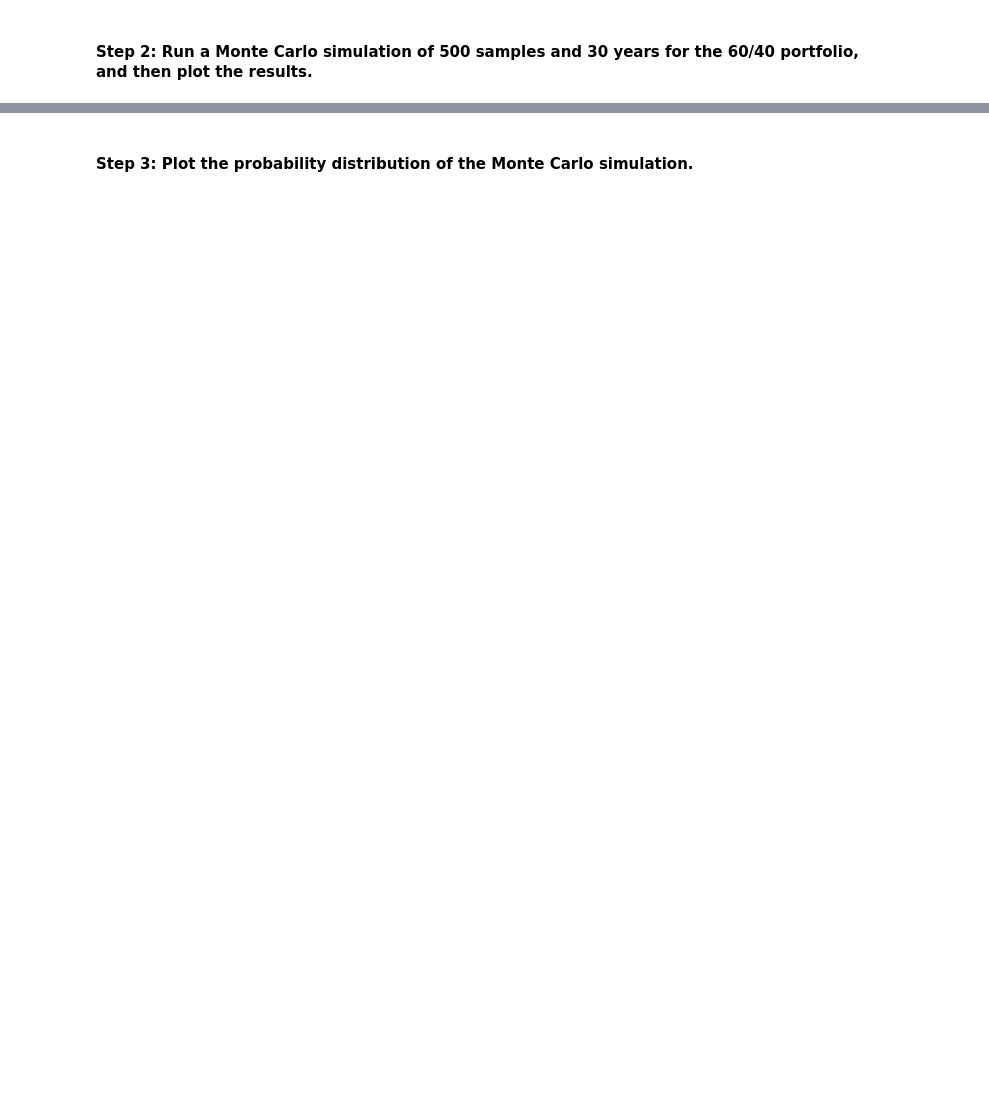
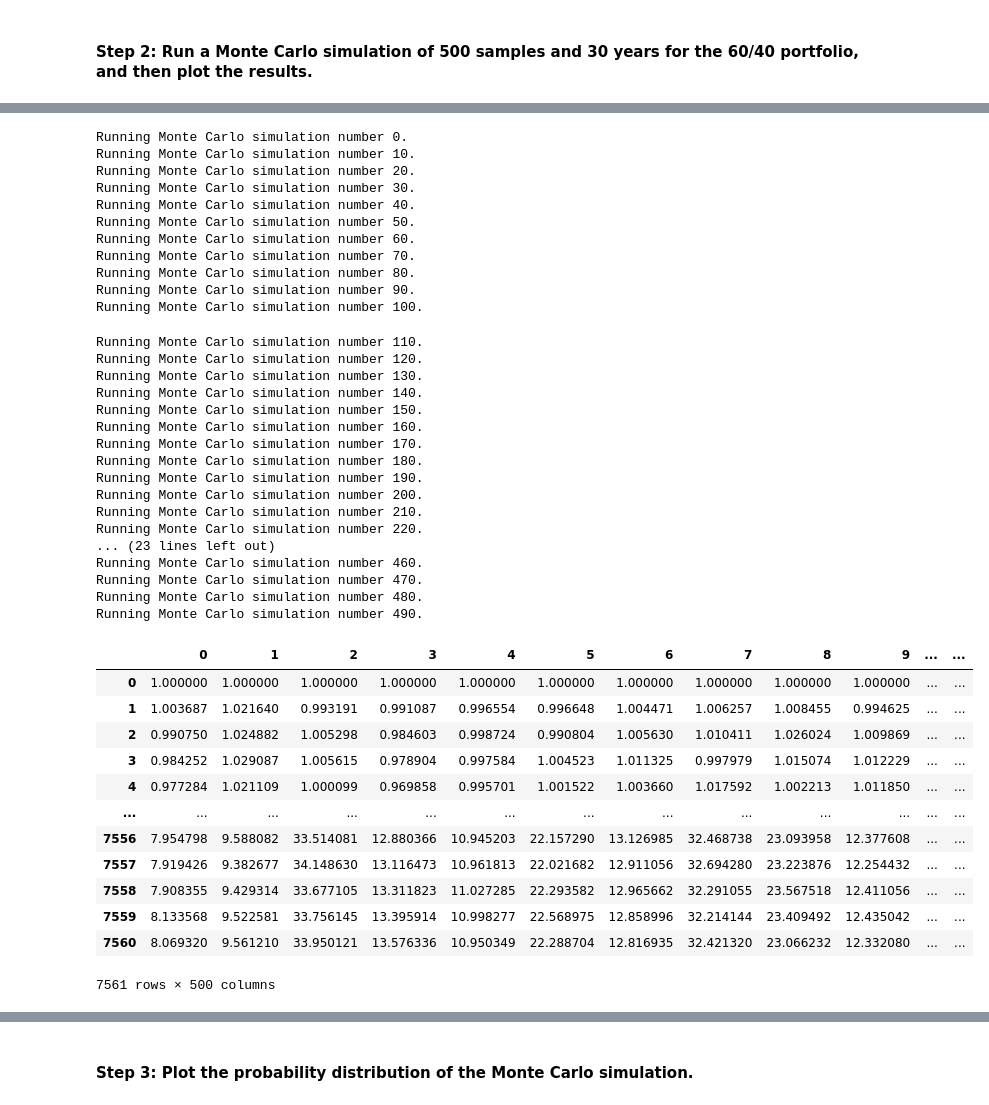
Before and after one commit to TaoNYC/columbia_fintech, a Jupyter notebook: Challenge_5_API_MC_Simulation_Forcasting_Portfilio_Performance/financial_planning_tools.ipynb, the cells around one changed output, grey strips where cells are left out. Saved outputs shown, nothing was run; the diff lists cells and outputs as text; code cells hidden in the pictures; blank space fills up the shorter version.

```diff
--- a/Challenge_5_API_MC_Simulation_Forcasting_Portfilio_Performance/financial_planning_tools.ipynb
+++ b/Challenge_5_API_MC_Simulation_Forcasting_Portfilio_Performance/financial_planning_tools.ipynb
@@ -507,6 +609,49 @@ In this section, you’ll use the MCForecastTools library to create a Monte Carl
 # %%
 # Run the Monte Carlo simulation to forecast 30 years cumulative returns
 # YOUR CODE HERE
+MC_30_years.calc_cumulative_return()
+# %% [output]
+Running Monte Carlo simulation number 0.
+Running Monte Carlo simulation number 10.
+Running Monte Carlo simulation number 20.
+Running Monte Carlo simulation number 30.
+Running Monte Carlo simulation number 40.
+Running Monte Carlo simulation number 50.
+Running Monte Carlo simulation number 60.
+Running Monte Carlo simulation number 70.
+Running Monte Carlo simulation number 80.
+Running Monte Carlo simulation number 90.
+Running Monte Carlo simulation number 100.
+Running Monte Carlo simulation number 110.
+Running Monte Carlo simulation number 120.
+Running Monte Carlo simulation number 130.
+Running Monte Carlo simulation number 140.
+Running Monte Carlo simulation number 150.
+Running Monte Carlo simulation number 160.
+Running Monte Carlo simulation number 170.
+Running Monte Carlo simulation number 180.
+Running Monte Carlo simulation number 190.
+Running Monte Carlo simulation number 200.
+Running Monte Carlo simulation number 210.
+Running Monte Carlo simulation number 220.
+... (23 lines left out)
+Running Monte Carlo simulation number 460.
+Running Monte Carlo simulation number 470.
+Running Monte Carlo simulation number 480.
+Running Monte Carlo simulation number 490.
+|  | 0 | 1 | 2 | 3 | 4 | 5 | 6 | 7 | 8 | 9 | ... | ... |
+| 0 | 1.000000 | 1.000000 | 1.000000 | 1.000000 | 1.000000 | 1.000000 | 1.000000 | 1.000000 | 1.000000 | 1.000000 | ... | ... |
+| 1 | 1.003687 | 1.021640 | 0.993191 | 0.991087 | 0.996554 | 0.996648 | 1.004471 | 1.006257 | 1.008455 | 0.994625 | ... | ... |
+| 2 | 0.990750 | 1.024882 | 1.005298 | 0.984603 | 0.998724 | 0.990804 | 1.005630 | 1.010411 | 1.026024 | 1.009869 | ... | ... |
+| 3 | 0.984252 | 1.029087 | 1.005615 | 0.978904 | 0.997584 | 1.004523 | 1.011325 | 0.997979 | 1.015074 | 1.012229 | ... | ... |
+| 4 | 0.977284 | 1.021109 | 1.000099 | 0.969858 | 0.995701 | 1.001522 | 1.003660 | 1.017592 | 1.002213 | 1.011850 | ... | ... |
+| ... | ... | ... | ... | ... | ... | ... | ... | ... | ... | ... | ... | ... |
+| 7556 | 7.954798 | 9.588082 | 33.514081 | 12.880366 | 10.945203 | 22.157290 | 13.126985 | 32.468738 | 23.093958 | 12.377608 | ... | ... |
+| 7557 | 7.919426 | 9.382677 | 34.148630 | 13.116473 | 10.961813 | 22.021682 | 12.911056 | 32.694280 | 23.223876 | 12.254432 | ... | ... |
+| 7558 | 7.908355 | 9.429314 | 33.677105 | 13.311823 | 11.027285 | 22.293582 | 12.965662 | 32.291055 | 23.567518 | 12.411056 | ... | ... |
+| 7559 | 8.133568 | 9.522581 | 33.756145 | 13.395914 | 10.998277 | 22.568975 | 12.858996 | 32.214144 | 23.409492 | 12.435042 | ... | ... |
+| 7560 | 8.069320 | 9.561210 | 33.950121 | 13.576336 | 10.950349 | 22.288704 | 12.816935 | 32.421320 | 23.066232 | 12.332080 | ... | ... |
+7561 rows × 500 columns
 # %%
 # Visualize the 30-year Monte Carlo simulation by creating an
 # overlay line plot
```
Also changed, not shown: parts of 20 cells of this notebook.
